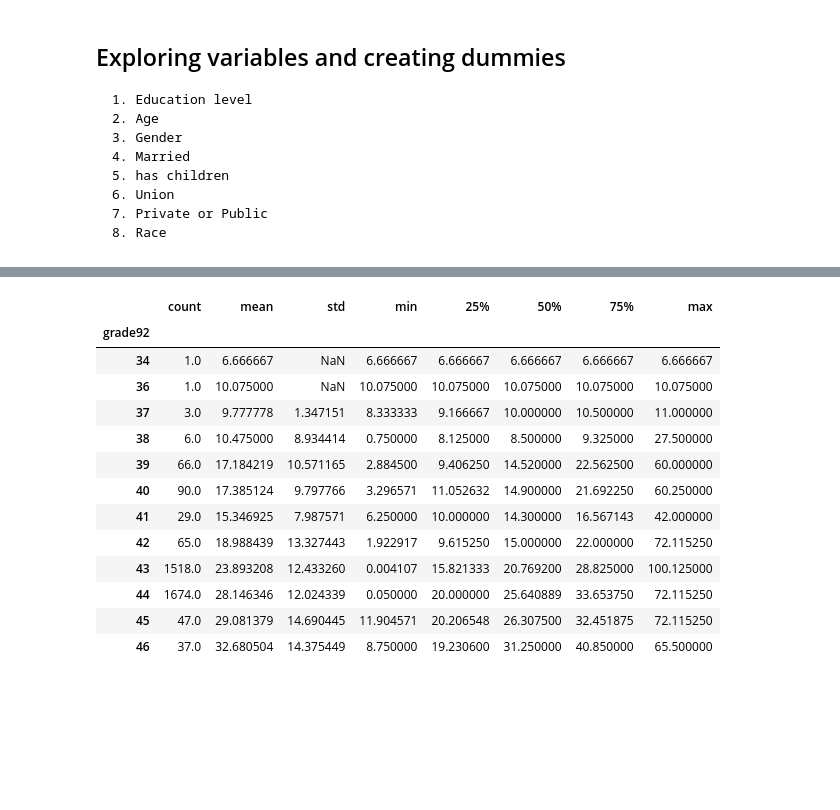
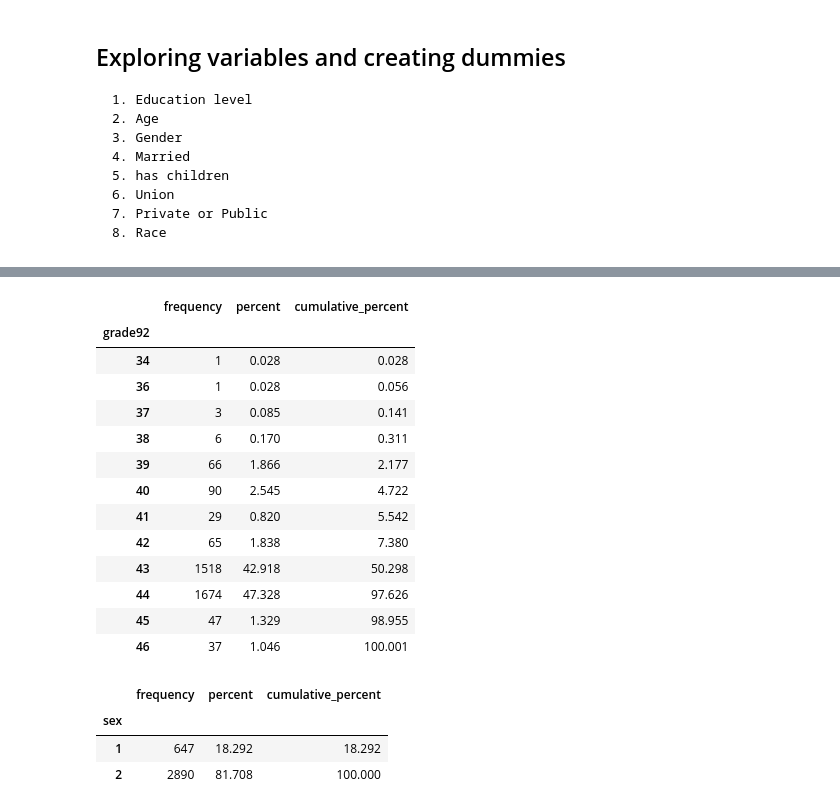
Before and after one commit to arbash-malik/DA3, a Jupyter notebook: Assignment Code.ipynb, the cells around one changed output, grey strips where cells are left out. Cells and saved outputs as stored; diff of their text form; code cells hidden in the pictures; blank space fills up the shorter version.

```diff
--- a/Assignment Code.ipynb
+++ b/Assignment Code.ipynb
@@ -116,19 +117,36 @@ df.describe().round(2)
 | 75% | 241005.00 | 7.207065e+14 | 3283.37 | 1269.23 | 40.00 | 44.00 | 1.00 | 3.00 | 51.00 | 2.00 | 5.00 | ... |
 | max | 317003.00 | 9.998102e+14 | 10672.16 | 2884.61 | 80.00 | 46.00 | 21.00 | 8.00 | 64.00 | 2.00 | 7.00 | ... |
 # %%
-df.groupby('grade92')['eph'].describe()
+# Checking what our school teachers education distribution
+
+freq = df.groupby("grade92").agg(frequency=("grade92", "size"))
+freq["percent"] = round(freq["frequency"] / sum(freq["frequency"]) * 100, 3)
+freq["cumulative_percent"] = np.cumsum(freq["percent"])
+freq
 # %% [output]
-|  | count | mean | std | min | 25% | 50% | 75% | max |
-| grade92 |  |  |  |  |  |  |  |  |
-| 34 | 1.0 | 6.666667 | NaN | 6.666667 | 6.666667 | 6.666667 | 6.666667 | 6.666667 |
-| 36 | 1.0 | 10.075000 | NaN | 10.075000 | 10.075000 | 10.075000 | 10.075000 | 10.075000 |
-| 37 | 3.0 | 9.777778 | 1.347151 | 8.333333 | 9.166667 | 10.000000 | 10.500000 | 11.000000 |
-| 38 | 6.0 | 10.475000 | 8.934414 | 0.750000 | 8.125000 | 8.500000 | 9.325000 | 27.500000 |
-| 39 | 66.0 | 17.184219 | 10.571165 | 2.884500 | 9.406250 | 14.520000 | 22.562500 | 60.000000 |
-| 40 | 90.0 | 17.385124 | 9.797766 | 3.296571 | 11.052632 | 14.900000 | 21.692250 | 60.250000 |
-| 41 | 29.0 | 15.346925 | 7.987571 | 6.250000 | 10.000000 | 14.300000 | 16.567143 | 42.000000 |
-| 42 | 65.0 | 18.988439 | 13.327443 | 1.922917 | 9.615250 | 15.000000 | 22.000000 | 72.115250 |
-| 43 | 1518.0 | 23.893208 | 12.433260 | 0.004107 | 15.821333 | 20.769200 | 28.825000 | 100.125000 |
-| 44 | 1674.0 | 28.146346 | 12.024339 | 0.050000 | 20.000000 | 25.640889 | 33.653750 | 72.115250 |
-| 45 | 47.0 | 29.081379 | 14.690445 | 11.904571 | 20.206548 | 26.307500 | 32.451875 | 72.115250 |
-| 46 | 37.0 | 32.680504 | 14.375449 | 8.750000 | 19.230600 | 31.250000 | 40.850000 | 65.500000 |
+|  | frequency | percent | cumulative_percent |
+| grade92 |  |  |  |
+| 34 | 1 | 0.028 | 0.028 |
+| 36 | 1 | 0.028 | 0.056 |
+| 37 | 3 | 0.085 | 0.141 |
+| 38 | 6 | 0.170 | 0.311 |
+| 39 | 66 | 1.866 | 2.177 |
+| 40 | 90 | 2.545 | 4.722 |
+| 41 | 29 | 0.820 | 5.542 |
+| 42 | 65 | 1.838 | 7.380 |
+| 43 | 1518 | 42.918 | 50.298 |
+| 44 | 1674 | 47.328 | 97.626 |
+| 45 | 47 | 1.329 | 98.955 |
+| 46 | 37 | 1.046 | 100.001 |
+# %%
+# Checking what our school teachers gender distribution
+
+freq = df.groupby("sex").agg(frequency=("sex", "size"))
+freq["percent"] = round(freq["frequency"] / sum(freq["frequency"]) * 100, 3)
+freq["cumulative_percent"] = np.cumsum(freq["percent"])
+freq
+# %% [output]
+|  | frequency | percent | cumulative_percent |
+| sex |  |  |  |
+| 1 | 647 | 18.292 | 18.292 |
+| 2 | 2890 | 81.708 | 100.000 |
```
Also changed, not shown: parts of 20 cells of this notebook.
